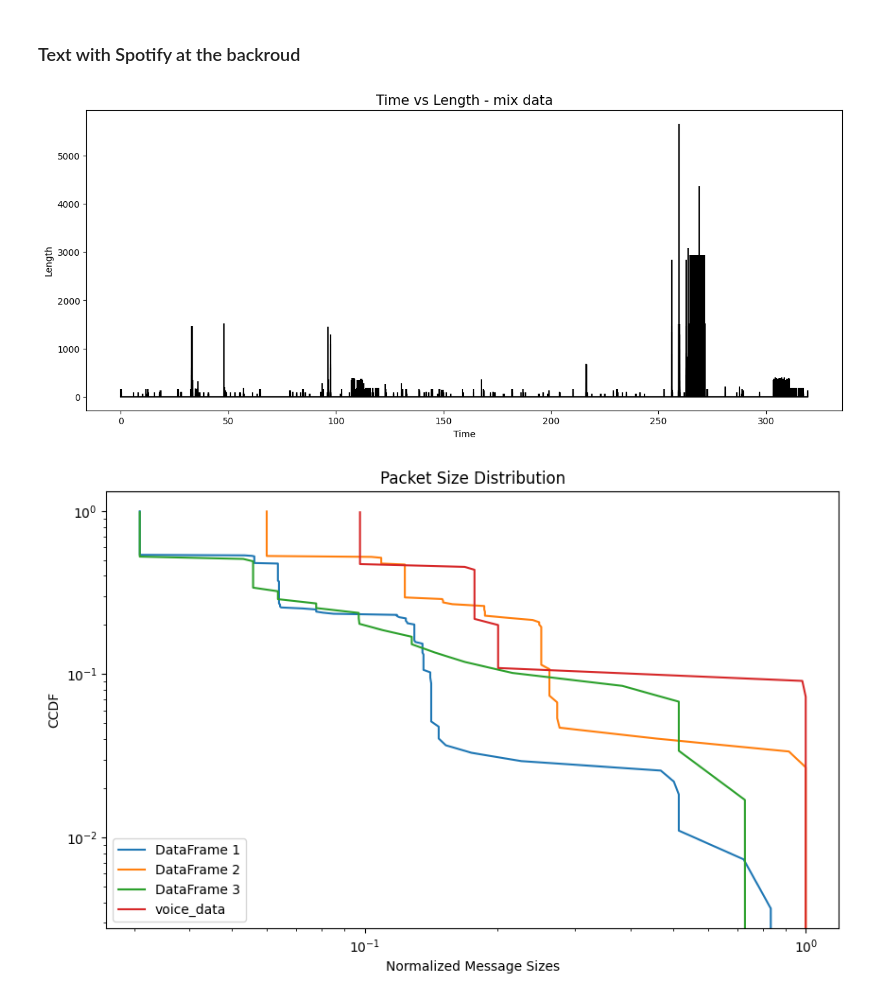
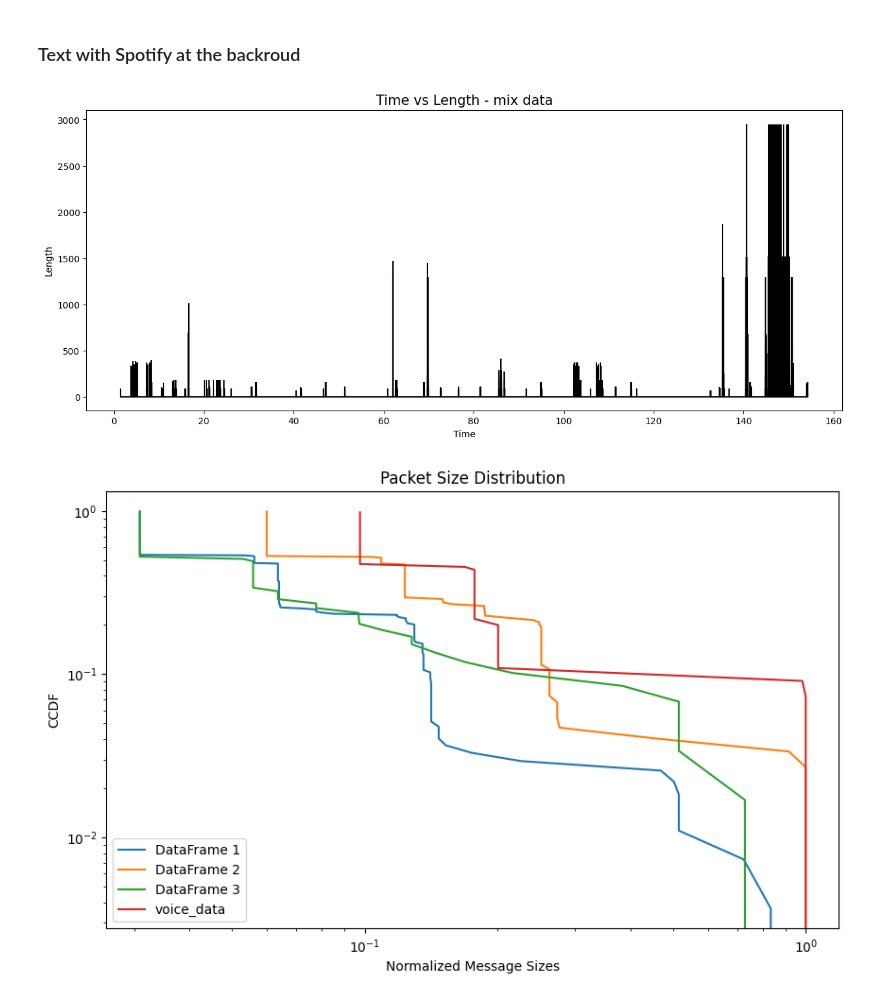
Before and after one commit to NoaAmichai/Computer_networks_final_project, a Jupyter notebook: src/project.ipynb, the cells around one changed output. Saved outputs shown, nothing was run; the diff lists cells and outputs as text; code cells hidden in the pictures.

```diff
--- a/src/project.ipynb
+++ b/src/project.ipynb
@@ -378,16 +378,16 @@ video_data2
 # %% [markdown]
 ### Text with Spotify at the backroud
 # %%
-text_with_spotify = pd.read_csv('../resources/Mix data Group/text_with_spotify_data2.csv')
+text_with_spotify = pd.read_csv('../resources/Mix data Group/text_with_spotify_data.csv')
 # text_with_spotify = text_with_spotify.loc[
 #     (text_with_spotify['Source'] == '2a03:2880:f258:1c3:face:b00c:0:167') &
 #     (text_with_spotify['Destination'] == '2a00:a041:3c5d:4d00:424b:6377:a930:43d')
 #     |(text_with_spotify['Source'] == '2600:1901:1:c36::') |
 #     (text_with_spotify['Destination'] == '2600:1901:1:c36::')
 # ]
 plot_graph(text_with_spotify, 'Time vs Length - mix data')
 # %% [output]
-[figure, old version]
+[figure, new version]
 # %%
 
 def compute_ccdf(column, threshold=0.7):
```
Also changed, not shown: parts of 16 cells of this notebook.
